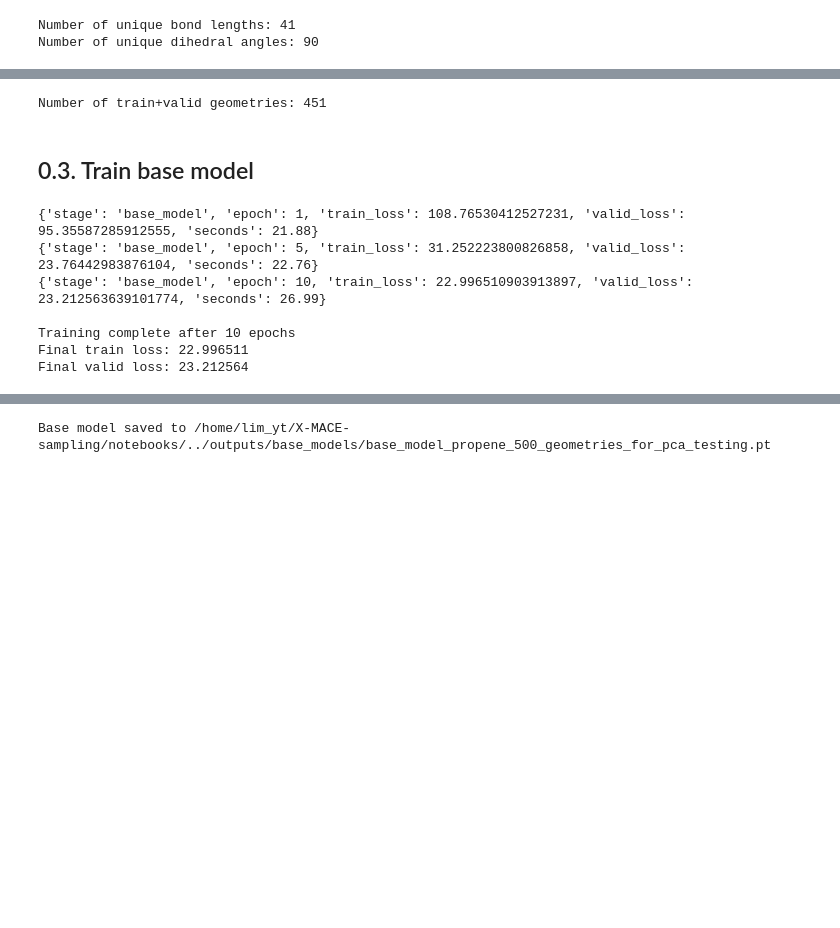
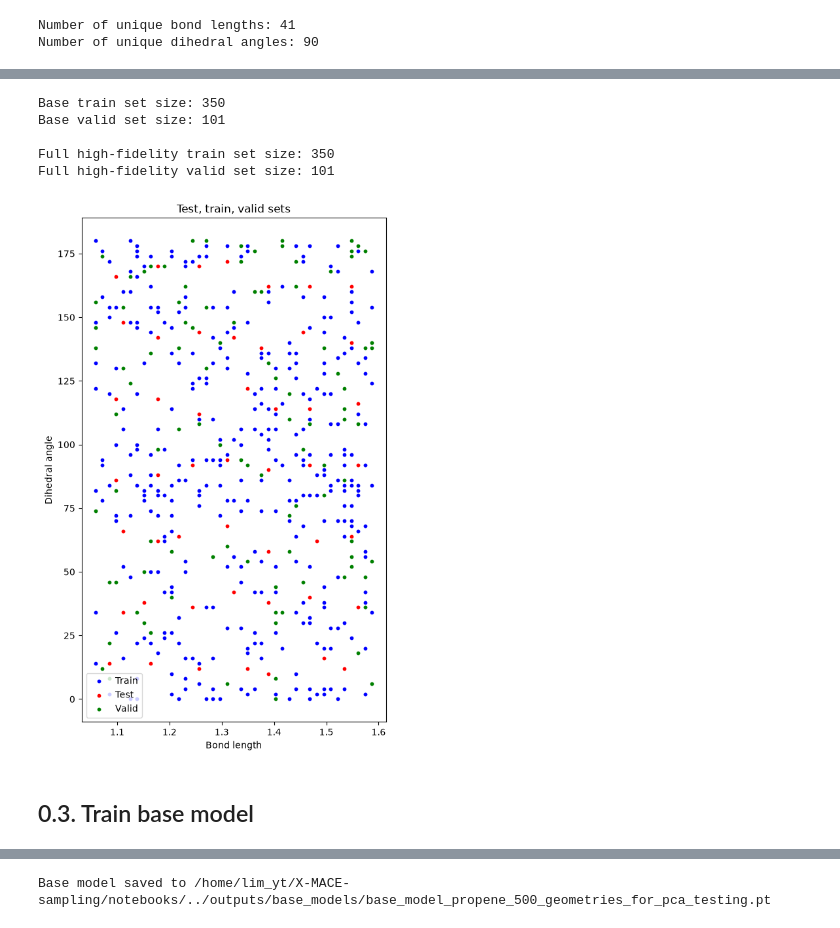
Before and after one commit to yoghurtfork/X-MACE-sampling, a Jupyter notebook: notebooks/sampling.ipynb, the cells around one changed output, grey strips where cells are left out. Saved outputs shown, nothing was run; the diff lists cells and outputs as text; code cells hidden in the pictures; blank space fills up the shorter version.

```diff
--- a/notebooks/sampling.ipynb
+++ b/notebooks/sampling.ipynb
@@ -99,32 +121,58 @@ Test set size: 49
 # %%
-# Take test set from the transfer dataset (high-fidelity)
-test_set = [transfer_atoms_list[i] for i in test_set_idx]
+# split remaining geometries into train and valid sets
+# using sklearn's train_test_split
 
-# Remaining geometries are for training and validation
-train_valid_set_idx = np.setdiff1d(np.arange(len(transfer_atoms_list)), test_set_idx)
-base_train_valid_set = [base_atoms_list[i] for i in train_valid_set_idx]
-transfer_train_valid_set = [transfer_atoms_list[i] for i in train_valid_set_idx]
+SEED = 42 # set as int to get the same split every time
+VALID_SET_FRACTION = 0.2 # as a fraction of the total dataset
 
-print("Number of train+valid geometries:", len(transfer_train_valid_set))
+# this is for training the base model
+base_train_set_idx, base_valid_set_idx = train_test_split(
+    train_valid_set_idx, test_size=VALID_SET_FRACTION/(1-TEST_SET_FRACTION), random_state=SEED, shuffle=True
+)
+
+# this is for training the full high-fidelity model
+full_train_set_idx, full_valid_set_idx = train_test_split(
+    train_valid_set_idx, test_size=VALID_SET_FRACTION/(1-TEST_SET_FRACTION), random_state=SEED, shuffle=True
+)
+
+base_train_set = [base_atoms_list[i] for i in base_train_set_idx]
+print("Base train set size:", len(base_train_set))
+base_valid_set = [base_atoms_list[i] for i in base_valid_set_idx]
+print("Base valid set size:", len(base_valid_set))
+
+full_train_set = [transfer_atoms_list[i] for i in full_train_set_idx]
+print("\nFull high-fidelity train set size:", len(full_train_set))
+full_valid_set = [transfer_atoms_list[i] for i in full_valid_set_idx]
+print("Full high-fidelity valid set size:", len(full_valid_set))
 # %% [output]
-Number of train+valid geometries: 451
+Base train set size: 350
+Base valid set size: 101
+
+Full high-fidelity train set size: 350
+Full high-fidelity valid set size: 101
+# %%
+# visualise
+plt.figure(figsize=(6, 10))
+
+plt.scatter([bond_lengths[i] for i in base_train_set_idx],
+            [dihedrals[i] for i in base_train_set_idx],
+            color='blue', marker='o', s=10, label='Train')
+
+plt.scatter([bond_lengths[i] for i in test_set_idx],
+            [dihedrals[i] for i in test_set_idx],
+            color='red', marker='o', s=10, label='Test')
+
+plt.scatter([bond_lengths[i] for i in base_valid_set_idx],
+            [dihedrals[i] for i in base_valid_set_idx],
+            color='green', marker='o', s=10, label='Valid')
+
+plt.title("Test, train, valid sets")
+plt.xlabel("Bond length")
+plt.ylabel("Dihedral angle")
+plt.legend()
+
+plt.show()
+# %% [output]
+[figure, added]
 # %% [markdown]
 ## 0.3. Train base model
-# %%
-base_model_training_result = training.train_model(
-    base_train_valid_set,
-    max_epochs=10
-)
-
-base_model = base_model_training_result.model
-z_table = base_model_training_result.z_table
-base_history = base_model_training_result.history
-base_encoder = base_model_training_result.encoder
-# %% [output]
-{'stage': 'base_model', 'epoch': 1, 'train_loss': 108.76530412527231, 'valid_loss': 95.35587285912555, 'seconds': 21.88}
-{'stage': 'base_model', 'epoch': 5, 'train_loss': 31.252223800826858, 'valid_loss': 23.76442983876104, 'seconds': 22.76}
-{'stage': 'base_model', 'epoch': 10, 'train_loss': 22.996510903913897, 'valid_loss': 23.212563639101774, 'seconds': 26.99}
-
-Training complete after 10 epochs
-Final train loss: 22.996511
-Final valid loss: 23.212564
```
Also changed, not shown: parts of 23 cells of this notebook.
